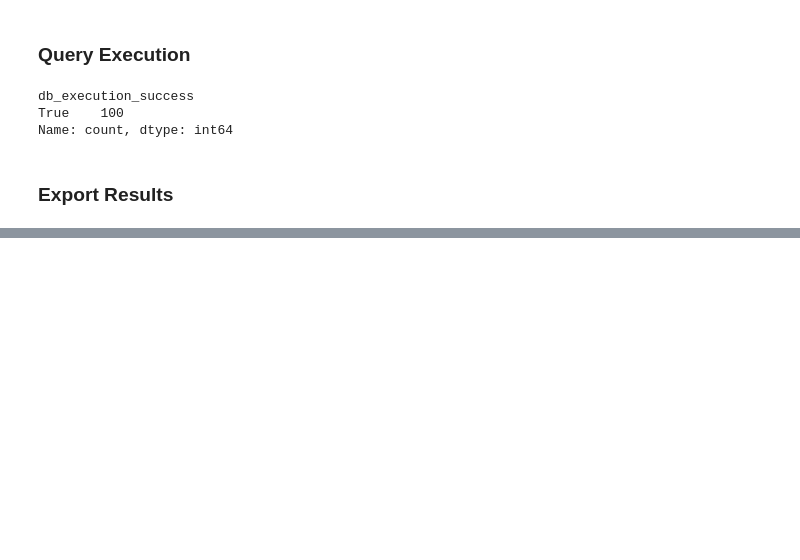
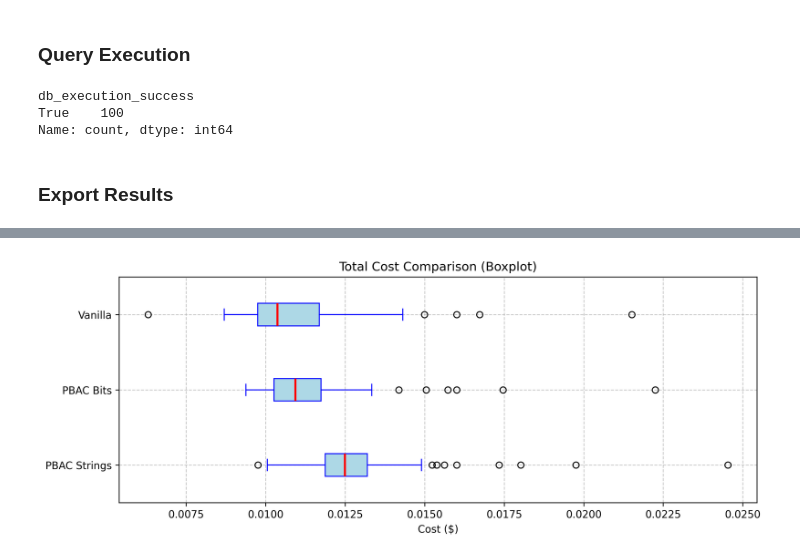
Before and after one commit to bodejan/ChatPBAC, a Jupyter notebook: evaluation.ipynb, the cells around one changed output, grey strips where cells are left out. Drawn from its saved outputs; the diff is of its cells as text; code cells hidden in the pictures; blank space fills up the shorter version.

```diff
--- a/evaluation.ipynb
+++ b/evaluation.ipynb
@@ -928,0 +1047,37 @@ df.to_json('evaluation_results.jsonl', orient='records', lines=True)
+# %%
+import matplotlib.pyplot as plt
+
+# Create a list of datasets for the boxplot
+data = [
+    df['total_cost_pbac'],
+    df['total_cost_pbac_bits'],
+    df['total_cost'],
+]
+
+# Labels for the boxplots
+labels = ['PBAC Strings', 'PBAC Bits' , 'Vanilla']
+
+# Create the figure and axis
+plt.figure(figsize=(10, 4), dpi=300)
+
+# Create the boxplot with horizontal orientation
+plt.boxplot(data, labels=labels, patch_artist=True, vert=False,
+            boxprops=dict(facecolor='lightblue', color='blue'),
+            medianprops=dict(color='red', linewidth=2),
+            whiskerprops=dict(color='blue'),
+            capprops=dict(color='blue'))
+
+# Add labels and title
+plt.title('Total Cost Comparison (Boxplot)')
+plt.xlabel('Cost ($)')  # Change to xlabel for horizontal plot
+
+# Show gridlines for better readability
+plt.grid(True, linestyle='--', alpha=0.7)
+
+# Adjust layout for better visualization
+plt.tight_layout()
+
+# Show the plot
+plt.show()
+# %% [output]
+[figure, added]
```
Also changed, not shown: parts of 5 cells of this notebook.
